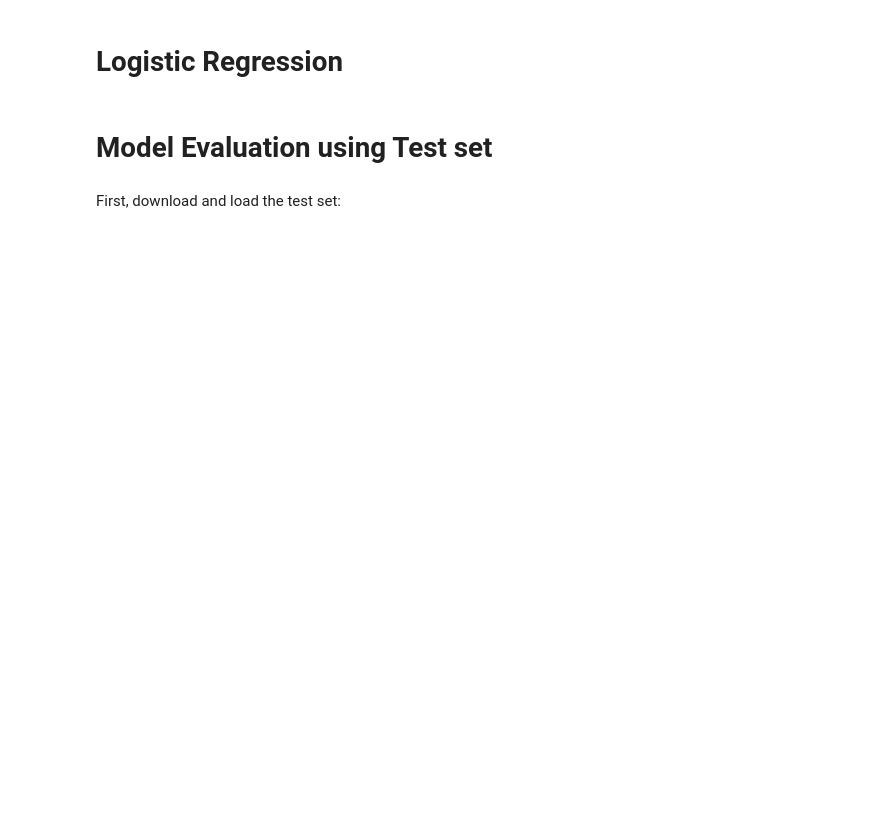
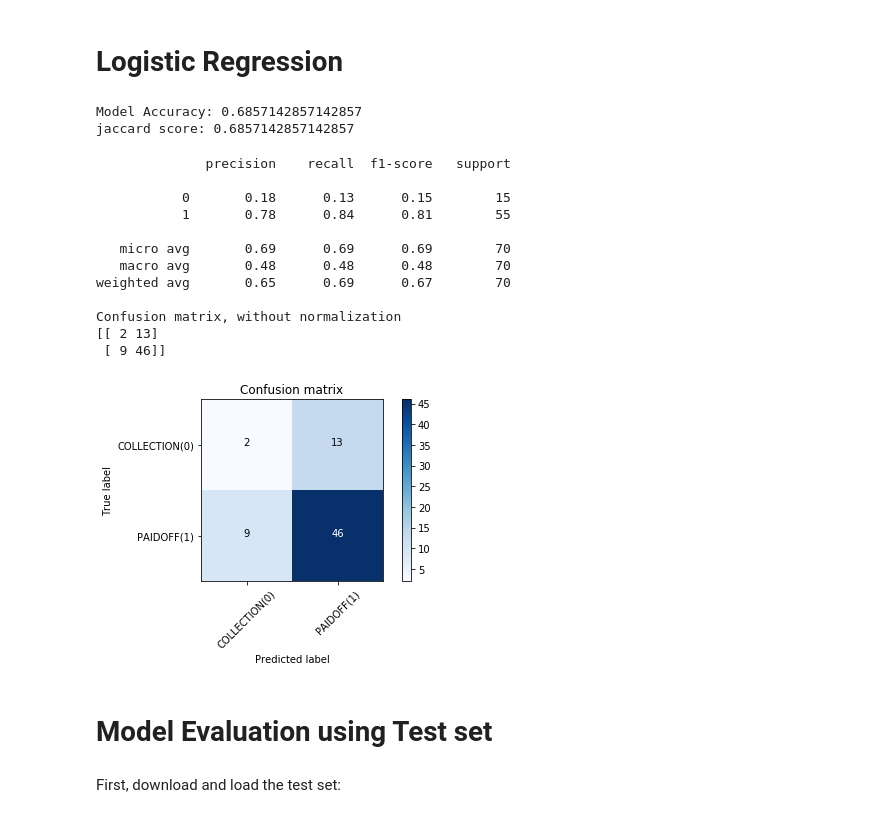
Before and after one commit to lamchankuen/ML0101EN-Proj-Loan, a Jupyter notebook: ML0101EN-Proj-Loan.ipynb, the cells around one changed output. Saved outputs shown, nothing was run; the diff lists cells and outputs as text; code cells hidden in the pictures; blank space fills up the shorter version.

```diff
--- a/ML0101EN-Proj-Loan.ipynb
+++ b/ML0101EN-Proj-Loan.ipynb
@@ -340,5 +444,43 @@ Test set Accuracy:  0.7857142857142857
 # %% [markdown]
 # Logistic Regression
+# %%
+from sklearn.linear_model import LogisticRegression
+
+LR = LogisticRegression(C=0.01, solver='liblinear').fit(X_train,y_train)
+
+yhatLR = LR.predict(X_test)
+yhat_proba = LR.predict_proba(X_test)
+print ("Model Accuracy:", metrics.accuracy_score(y_test,yhatLR))
+
+print ("jaccard score:", jaccard_similarity_score(y_test, yhatLR))
+# %% [output]
+Model Accuracy: 0.6857142857142857
+jaccard score: 0.6857142857142857
+# %%
+
+# Compute confusion matrix
+cnf_matrix = confusion_matrix(y_test, yhatLR, labels=[0,1])
+np.set_printoptions(precision=2)
+
+print (classification_report(y_test, yhatLR))
+
+# Plot non-normalized confusion matrix
+plt.figure()
+plot_confusion_matrix(cnf_matrix, classes=['COLLECTION(0)','PAIDOFF(1)'],normalize= False,  title='Confusion matrix')
+# %% [output]
+              precision    recall  f1-score   support
+
+           0       0.18      0.13      0.15        15
+           1       0.78      0.84      0.81        55
+
+   micro avg       0.69      0.69      0.69        70
+   macro avg       0.48      0.48      0.48        70
+weighted avg       0.65      0.69      0.67        70
+
+Confusion matrix, without normalization
+[[ 2 13]
+ [ 9 46]]
+[figure, added]
 # %% [markdown]
 # Model Evaluation using Test set
 # %%
```
Also changed, not shown: parts of 15 cells of this notebook.
